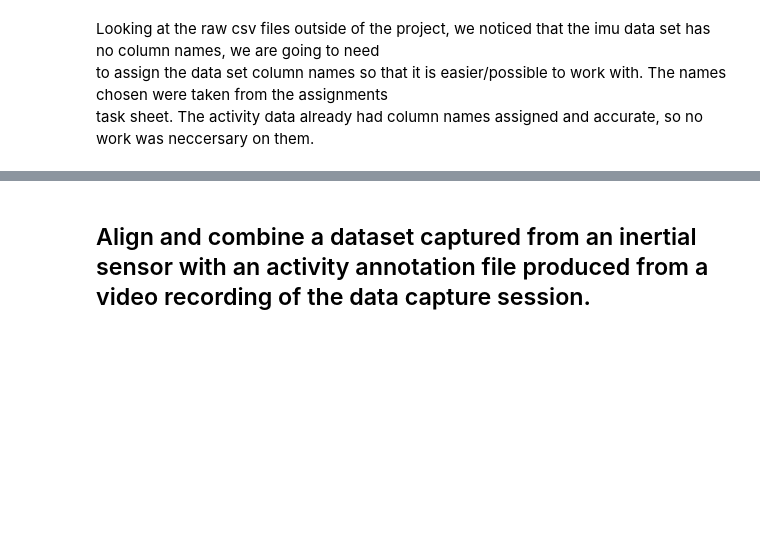
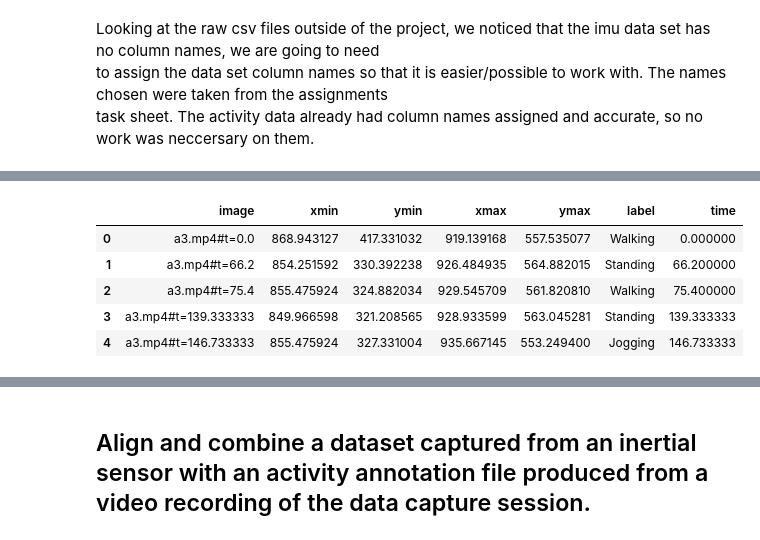
Before and after one commit to Mokoto-K/COSC102-assignment-3, a Jupyter notebook: assignment-3.ipynb, the cells around one changed output, grey strips where cells are left out. Saved outputs shown, nothing was run; the diff lists cells and outputs as text; code cells hidden in the pictures; blank space fills up the shorter version.

```diff
--- a/assignment-3.ipynb
+++ b/assignment-3.ipynb
@@ -92,0 +221,9 @@ label has 0 null values
+# %%
+activity_data_raw.head()
+# %% [output]
+|  | image | xmin | ymin | xmax | ymax | label | time |
+| 0 | a3.mp4#t=0.0 | 868.943127 | 417.331032 | 919.139168 | 557.535077 | Walking | 0.000000 |
+| 1 | a3.mp4#t=66.2 | 854.251592 | 330.392238 | 926.484935 | 564.882015 | Standing | 66.200000 |
+| 2 | a3.mp4#t=75.4 | 855.475924 | 324.882034 | 929.545709 | 561.820810 | Walking | 75.400000 |
+| 3 | a3.mp4#t=139.333333 | 849.966598 | 321.208565 | 928.933599 | 563.045281 | Standing | 139.333333 |
+| 4 | a3.mp4#t=146.733333 | 855.475924 | 327.331004 | 935.667145 | 553.249400 | Jogging | 146.733333 |
```
Also changed, not shown: parts of 19 cells of this notebook.
